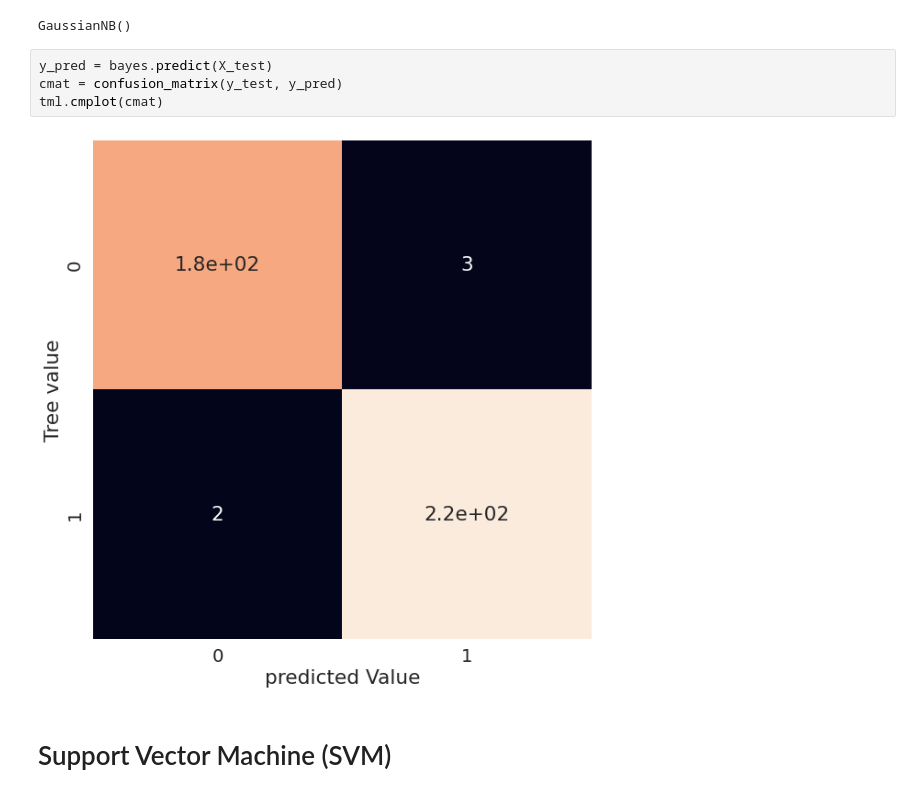
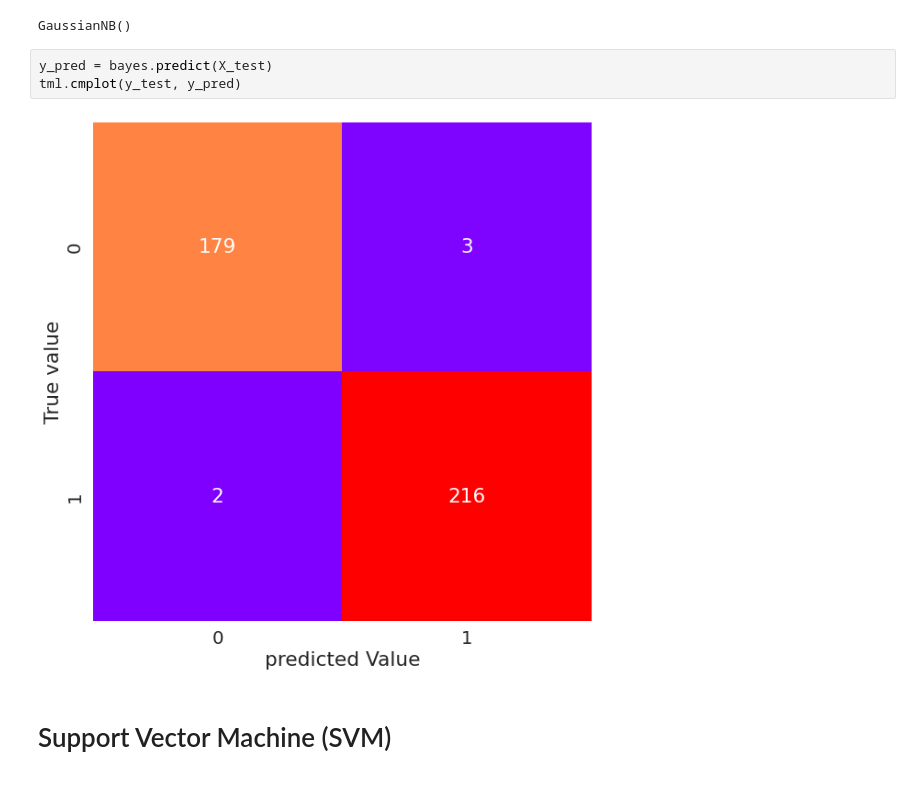
Before and after one commit to ghzuo/teslML, a Jupyter notebook: 32.Classified.ipynb, the cells around one changed output. Saved outputs shown, nothing was run; the diff lists cells and outputs as text.

```diff
--- a/32.Classified.ipynb
+++ b/32.Classified.ipynb
@@ -45,10 +45,9 @@ bayes.fit(X_train,y_train)
 GaussianNB()
 # %%
 y_pred = bayes.predict(X_test)
-cmat = confusion_matrix(y_test, y_pred)
-tml.cmplot(cmat)
+tml.cmplot(y_test, y_pred)
 # %% [output]
-[figure, old version]
+[figure, new version]
 # %% [markdown]
 # Support Vector Machine (SVM)
 # %% [markdown]
```
Also changed, not shown: parts of 5 cells of this notebook, 4 other files.
